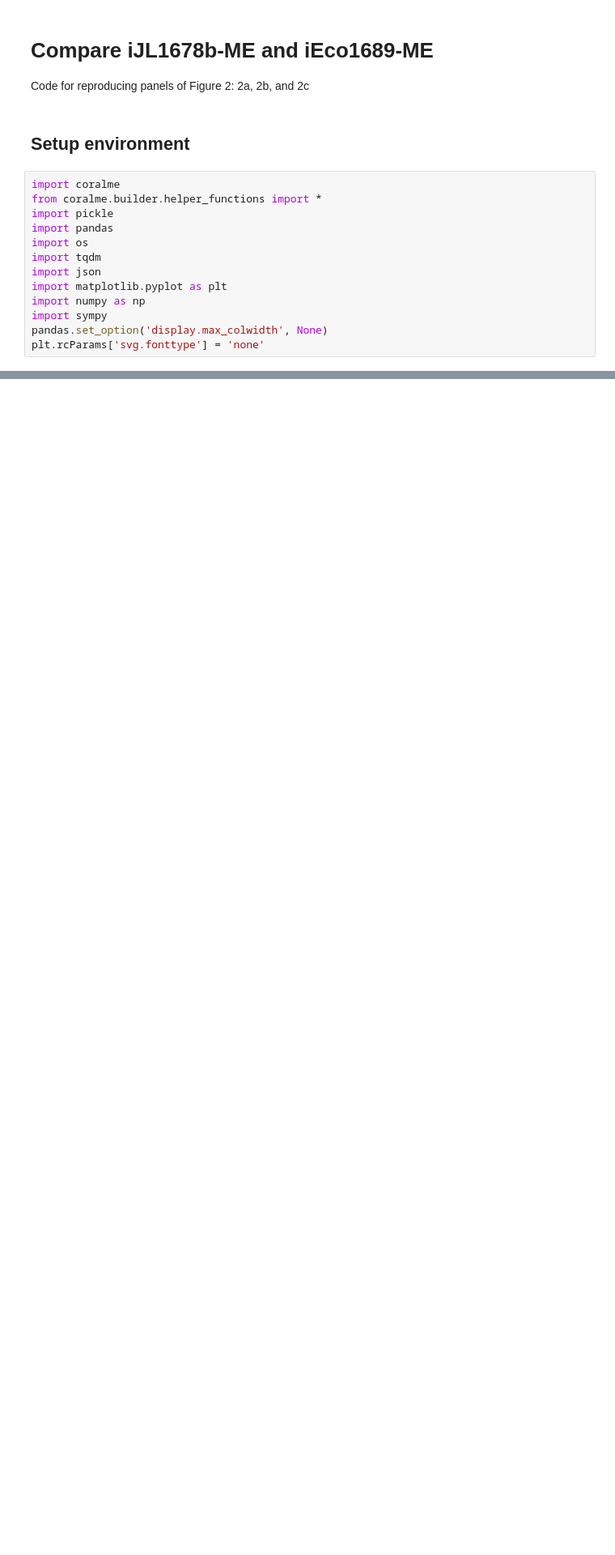
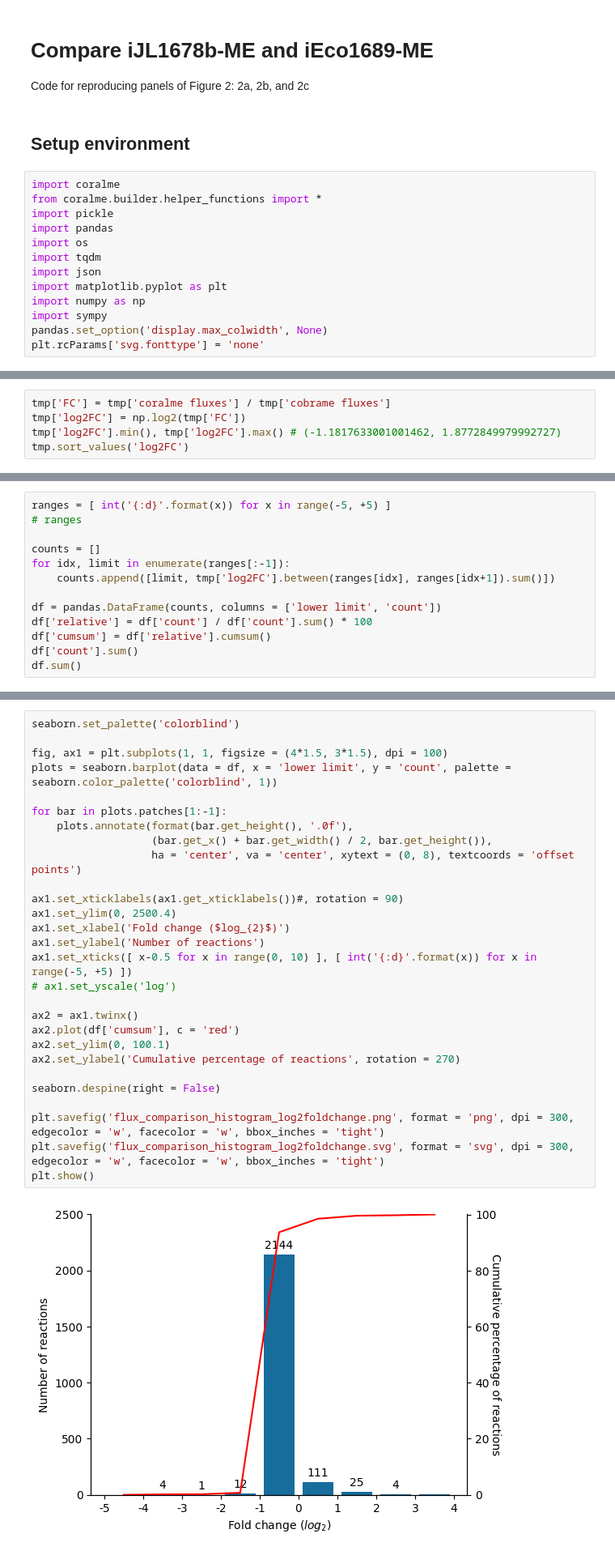
Before and after one commit to jdtibochab/coralme-models, a Jupyter notebook: Figure 2 - Comparison iJL1678b-ME and iEco1689-ME.ipynb, the cells around one changed output, grey strips where cells are left out. Shown at 81% size. Drawn from its saved outputs; the diff is of its cells as text; blank space fills up the shorter version.

```diff
--- a/Figure 2 - Comparison iJL1678b-ME and iEco1689-ME.ipynb
+++ b/Figure 2 - Comparison iJL1678b-ME and iEco1689-ME.ipynb
@@ -40,0 +194,5 @@ for org in get_org_dirs('./clean/'):
+# %%
+tmp['FC'] = tmp['coralme fluxes'] / tmp['cobrame fluxes']
+tmp['log2FC'] = np.log2(tmp['FC'])
+tmp['log2FC'].min(), tmp['log2FC'].max() # (-1.1817633001001462, 1.8772849979992727)
+tmp.sort_values('log2FC')
@@ -40,0 +213,13 @@ for org in get_org_dirs('./clean/'):
+# %%
+ranges = [ int('{:d}'.format(x)) for x in range(-5, +5) ]
+# ranges
+
+counts = []
+for idx, limit in enumerate(ranges[:-1]):
+    counts.append([limit, tmp['log2FC'].between(ranges[idx], ranges[idx+1]).sum()])
+
+df = pandas.DataFrame(counts, columns = ['lower limit', 'count'])
+df['relative'] = df['count'] / df['count'].sum() * 100
+df['cumsum'] = df['relative'].cumsum()
+df['count'].sum()
+df.sum()
@@ -40,0 +232,30 @@ for org in get_org_dirs('./clean/'):
+# %%
+seaborn.set_palette('colorblind')
+
+fig, ax1 = plt.subplots(1, 1, figsize = (4*1.5, 3*1.5), dpi = 100)
+plots = seaborn.barplot(data = df, x = 'lower limit', y = 'count', palette = seaborn.color_palette('colorblind', 1))
+
+for bar in plots.patches[1:-1]:
+    plots.annotate(format(bar.get_height(), '.0f'),
+                   (bar.get_x() + bar.get_width() / 2, bar.get_height()),
+                   ha = 'center', va = 'center', xytext = (0, 8), textcoords = 'offset points')
+
+ax1.set_xticklabels(ax1.get_xticklabels())#, rotation = 90)
+ax1.set_ylim(0, 2500.4)
+ax1.set_xlabel('Fold change ($log_{2}$)')
+ax1.set_ylabel('Number of reactions')
+ax1.set_xticks([ x-0.5 for x in range(0, 10) ], [ int('{:d}'.format(x)) for x in range(-5, +5) ])
+# ax1.set_yscale('log')
+
+ax2 = ax1.twinx()
+ax2.plot(df['cumsum'], c = 'red')
+ax2.set_ylim(0, 100.1)
+ax2.set_ylabel('Cumulative percentage of reactions', rotation = 270)
+
+seaborn.despine(right = False)
+
+plt.savefig('flux_comparison_histogram_log2foldchange.png', format = 'png', dpi = 300, edgecolor = 'w', facecolor = 'w', bbox_inches = 'tight')
+plt.savefig('flux_comparison_histogram_log2foldchange.svg', format = 'svg', dpi = 300, edgecolor = 'w', facecolor = 'w', bbox_inches = 'tight')
+plt.show()
+# %% [output]
+[figure, added]
```
Also changed, not shown: parts of 22 cells of this notebook, 10 other files.
